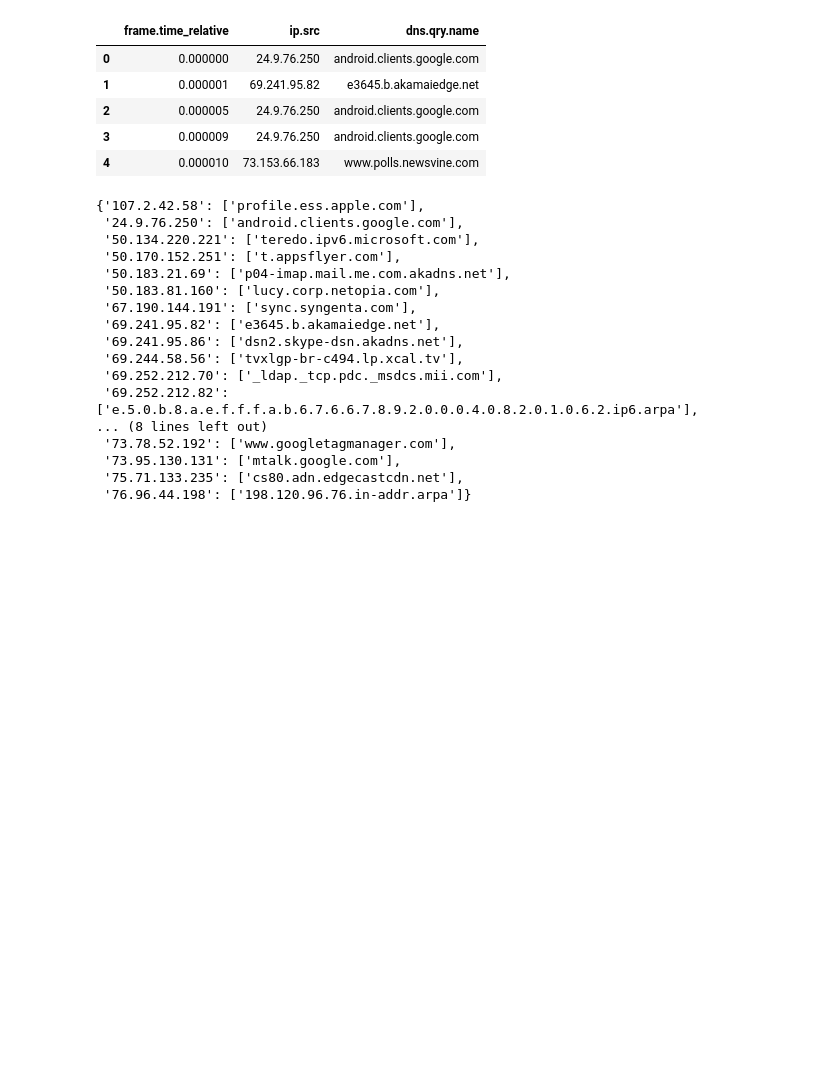
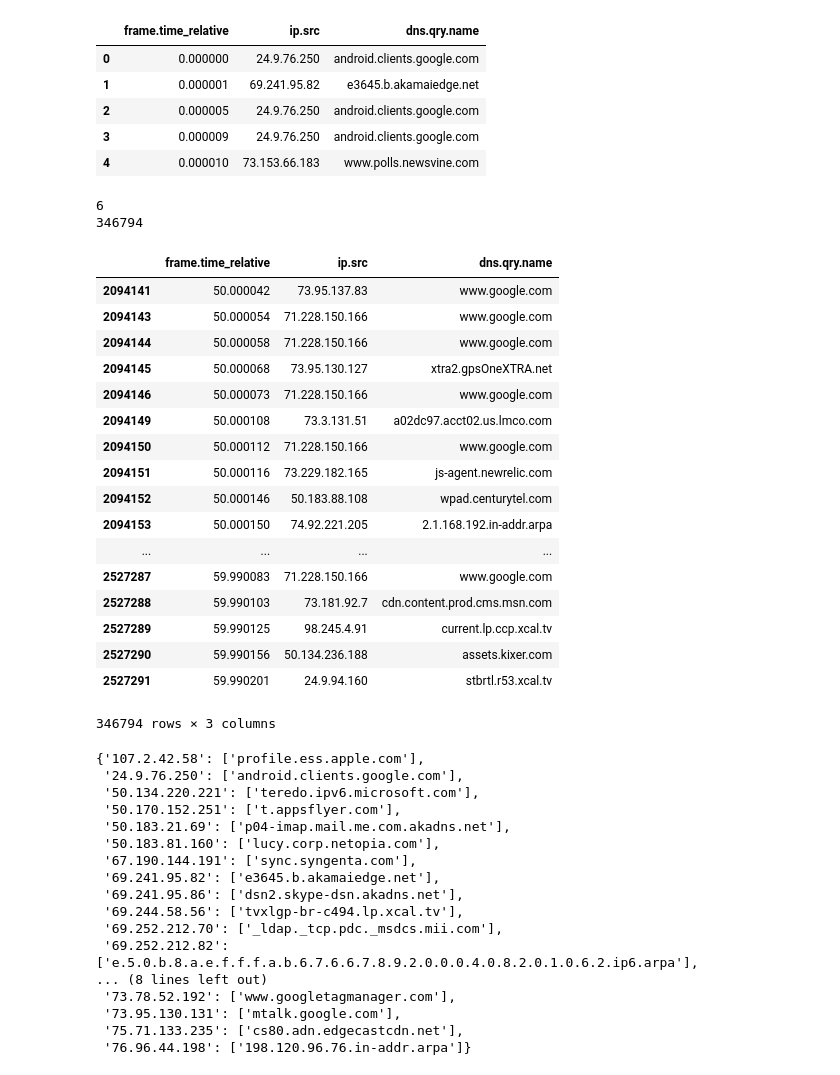
Before and after one commit to shahifaqeer/iot-dns, a Jupyter notebook: PIMA-1min-tree.ipynb, the cells around one changed output. Cells and saved outputs as stored; diff of their text form; code cells hidden in the pictures; blank space fills up the shorter version.

Commit message:
test dataframe windowing and draw tree

```diff
--- a/PIMA-1min-tree.ipynb
+++ b/PIMA-1min-tree.ipynb
@@ -26,13 +26,41 @@ df2.head()
 | 4 | 0.000010 | 73.153.66.183 | www.polls.newsvine.com |
 # %%
 # window by time function
-def window(df, win):
+def window_df(df, win):
     '''returns a list of windowed dataframes given original df and window value (in time seconds)'''
     windowed = []
+    MAX_T = round( df.iloc[-1]['frame.time_relative'] )
     for t in np.arange(0, MAX_T, win):
-        df_win = df [ df['frame.time_relative'] >= t & df['frame.time_relative'] < t+win ]
+        df_win = df [ (df['frame.time_relative'] >= t) & (df['frame.time_relative'] < (t+win)) ]
         windowed.append(df_win)
     return windowed
+# %%
+# TEST
+list_wind = window_df( df2, 10 )
+print len(list_wind)
+print len(list_wind[5])
+list_wind[5]
+# %% [output]
+6
+346794
+|  | frame.time_relative | ip.src | dns.qry.name |
+| 2094141 | 50.000042 | 73.95.137.83 | www.google.com |
+| 2094143 | 50.000054 | 71.228.150.166 | www.google.com |
+| 2094144 | 50.000058 | 71.228.150.166 | www.google.com |
+| 2094145 | 50.000068 | 73.95.130.127 | xtra2.gpsOneXTRA.net |
+| 2094146 | 50.000073 | 71.228.150.166 | www.google.com |
+| 2094149 | 50.000108 | 73.3.131.51 | a02dc97.acct02.us.lmco.com |
+| 2094150 | 50.000112 | 71.228.150.166 | www.google.com |
+| 2094151 | 50.000116 | 73.229.182.165 | js-agent.newrelic.com |
+| 2094152 | 50.000146 | 50.183.88.108 | wpad.centurytel.com |
+| 2094153 | 50.000150 | 74.92.221.205 | 2.1.168.192.in-addr.arpa |
+| ... | ... | ... | ... |
+| 2527287 | 59.990083 | 71.228.150.166 | www.google.com |
+| 2527288 | 59.990103 | 73.181.92.7 | cdn.content.prod.cms.msn.com |
+| 2527289 | 59.990125 | 98.245.4.91 | current.lp.ccp.xcal.tv |
+| 2527290 | 59.990156 | 50.134.236.188 | assets.kixer.com |
+| 2527291 | 59.990201 | 24.9.94.160 | stbrtl.r53.xcal.tv |
+346794 rows × 3 columns
 # %%
 # split by srcip - each home is a node in the tree
 def dns_per_src(df):
```
Also changed, not shown: parts of 5 cells of this notebook.
